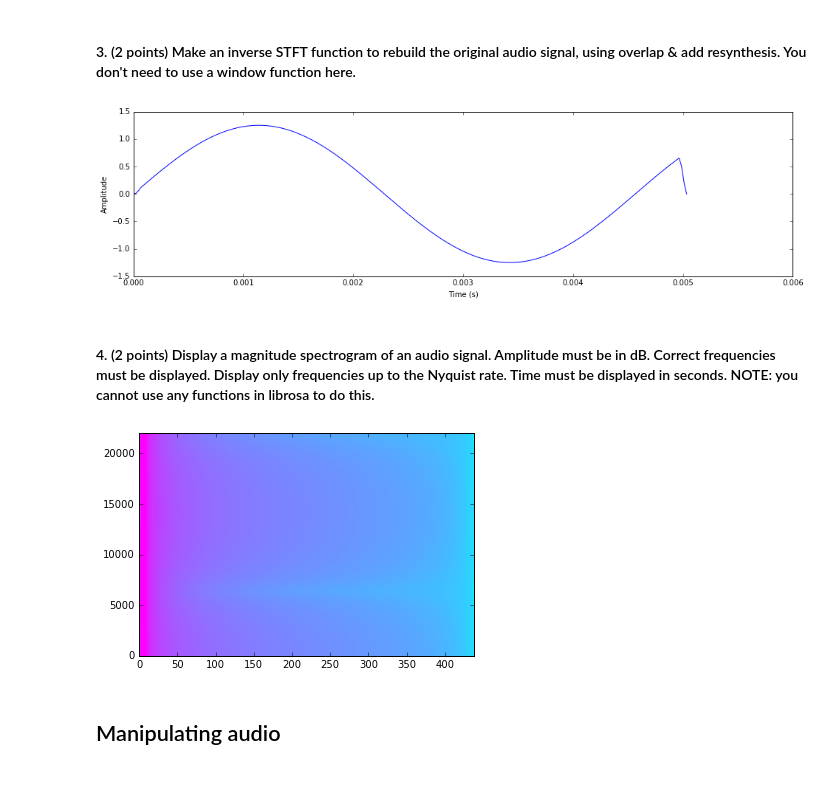
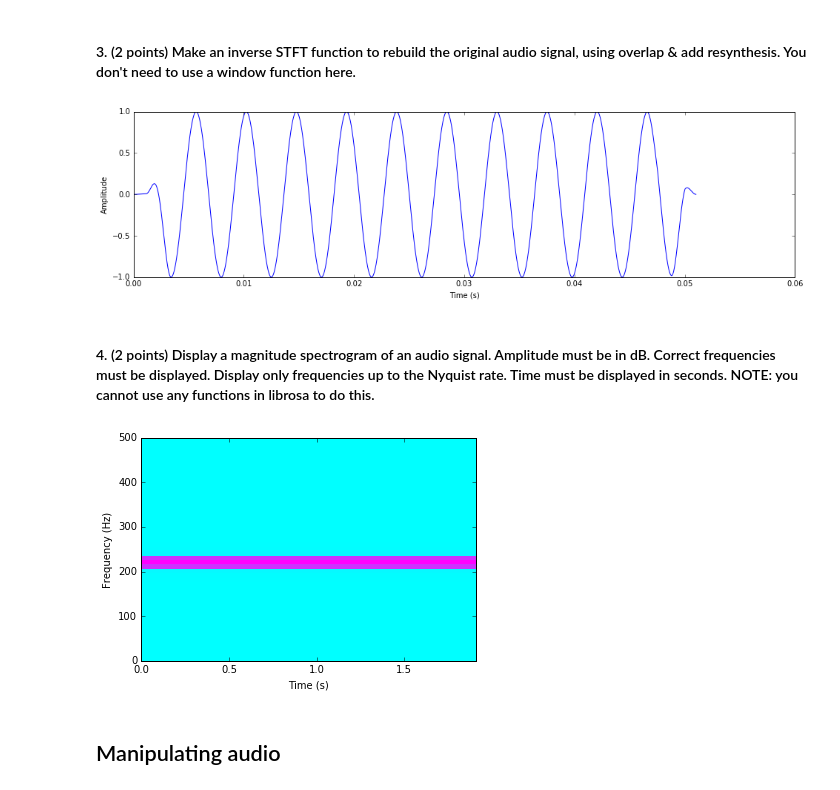
Before and after one commit to sgnachreiner/eecs352-hw2, a Jupyter notebook: HW2.ipynb, the cells around one changed output. Saved outputs shown, nothing was run; the diff lists cells and outputs as text; code cells hidden in the pictures.

```diff
--- a/HW2.ipynb
+++ b/HW2.ipynb
@@ -194,28 +219,6 @@ plot_audio(s_recon, sr=300)
 #### 3. (2 points) Make an inverse STFT function to rebuild the original audio signal, using overlap & add resynthesis. You don't need to use a window function here.
 # %%
 from scipy.fftpack import ifft
-
-def getToggle(toggle, windows, left, hop_size): #keeps track of which windows are overlapping when
-    starting_points = np.empty(windows.size)
-    starting_points[0] = 0
-
-    for i in range(1, windows.size):
-        starting_points[i] = starting_points[i-1] + hop_size
-
-    ending_points = np.empty(windows.size)
-    ending_points[0] = windows[0].size
-
-    for j in range(1, windows.size):
-        ending_points[j] = ending_points[j-1] + hop_size
-
-
-    for k in range(toggle.size):
-        if (left >= starting_points[k] and left < ending_points[k]):
-            toggle[k] = 1
-        else:
-            toggle[k] = 0
-
-    return toggle
 
 def istft(X, hop_size):
     """
@@ -239,19 +242,23 @@ def istft(X, hop_size):
     # your code goes below
     #---------------------
 
-    window_size = X[0].size
-    reconstructed = np.zeros(hop_size * (X.size-1) + window_size)
+    fft_samples = 2 * (X.shape[0] - 1) #how many samples were there before nyquisted out
+    window_size = X.shape[1]
+    expected_signal_len = fft_samples + hop_size * (window_size - 1)
+    reconstructed = np.zeros(expected_signal_len)
 
-    for i in range(0,X.size):
-        reconstructed[i * hop_size:i * hop_size + window_size] += np.real(ifft(X[i]))
+    for i in range(window_size):
+        fft = X[:, i] #the fft of a window
+        fft = np.concatenate((fft, fft[-2:0:-1])) #add the above nyquist freqs back in
+        reconstructed[i * hop_size:(i * hop_size + fft_samples)] += np.real(ifft(fft))
 
     return reconstructed
 
-you = stft(make_sinewave(220.,0.005, 44100), 6, 2, 'hann')
-meow = istft(you, 2)
+you = stft(make_sinewave(220.,0.05, 44100), 200, 50, 'hann')
+meow = istft(you, 50)
 plot_audio(meow, 44100)
 # %% [output]
-[figure, old version]
+[figure, new version]
 # %% [markdown]
 #### 4. (2 points) Display a magnitude spectrogram of an audio signal. Amplitude must be in dB. Correct frequencies must be displayed. Display only frequencies up to the Nyquist rate.  Time must be displayed in seconds. NOTE: you cannot use any functions in librosa to do this.
 # %%
@@ -290,47 +297,50 @@ def spectrogram(signal, window_size, hop_size, sample_rate, window_type = 'hann'
 
     Calling Example
     ---------------
     sgram,times,freqs = spectrogram(signal, window_size, hop_size, sample_rate )
 
     """
     #---------------------
     # your code goes below
     #---------------------
 
-
-    times = np.empty(signal.size/hop_size-1)
-    time = 0
-    for i in range(times.size):
-        times[i] = time
-        time += hop_size
-
     f_analysis = sample_rate*1.0/window_size
     nyquist = sample_rate/2
     freqs = np.empty(nyquist/f_analysis + 1)
 
     freq = 0
     for j in range(freqs.size):
         freqs[j] = freq
         freq += f_analysis
 
-    sgram = stft(signal, window_size, hop_size)
+    sgram = stft(signal, window_size, hop_size, 'hann')
     sgram_copy = []
-    for k in range(sgram.size):
-        sgram_copy.append(20*np.log10(np.abs(sgram[k][:window_size/2+1]))) #convert to decibels
+    for k in range(sgram.shape[0]):
+        temp = sgram[:,k]
+        temp = np.abs(temp)
+        sgram_copy.append(20*np.log10(temp + 1)) #convert to decibels
+
+    times = np.zeros(sgram.shape[1])
+    seconds_per_sample = 1.0 / sample_rate
+    times[0] = 0
+    for t in range(1, times.size):
+        times[t] = times[t-1] + (hop_size * seconds_per_sample)
 
 
     #plt.pcolormesh(np.array(sgram_copy))
     fig = plt.figure()
     ax = fig.add_subplot(111)
-    ax.imshow(np.array(sgram_copy), interpolation="nearest", extent=[0,times.size*hop_size,0,nyquist], cmap=plt.cm.cool, aspect='auto')
+    ax.imshow(np.rot90(np.array(sgram_copy)), interpolation="nearest", extent=[0,times[times.size-1],0,nyquist], cmap=plt.cm.cool, aspect='auto')
+    plt.xlabel('Time (s)')
+    plt.ylabel('Frequency (Hz)')
 
-    return sgram
+    return sgram, times, freqs
 
 
 
-something = spectrogram(make_sinewave(220.,0.01, 44100), 300, 2, 44100)
+something, t, f = spectrogram(make_sinewave(220., 2., 1000), 100, 10, 1000)
 # %% [output]
-[figure, old version]
+[figure, new version]
 # %% [markdown]
 ## Manipulating audio
 # %% [markdown]
```
Also changed, not shown: parts of 8 cells of this notebook.
